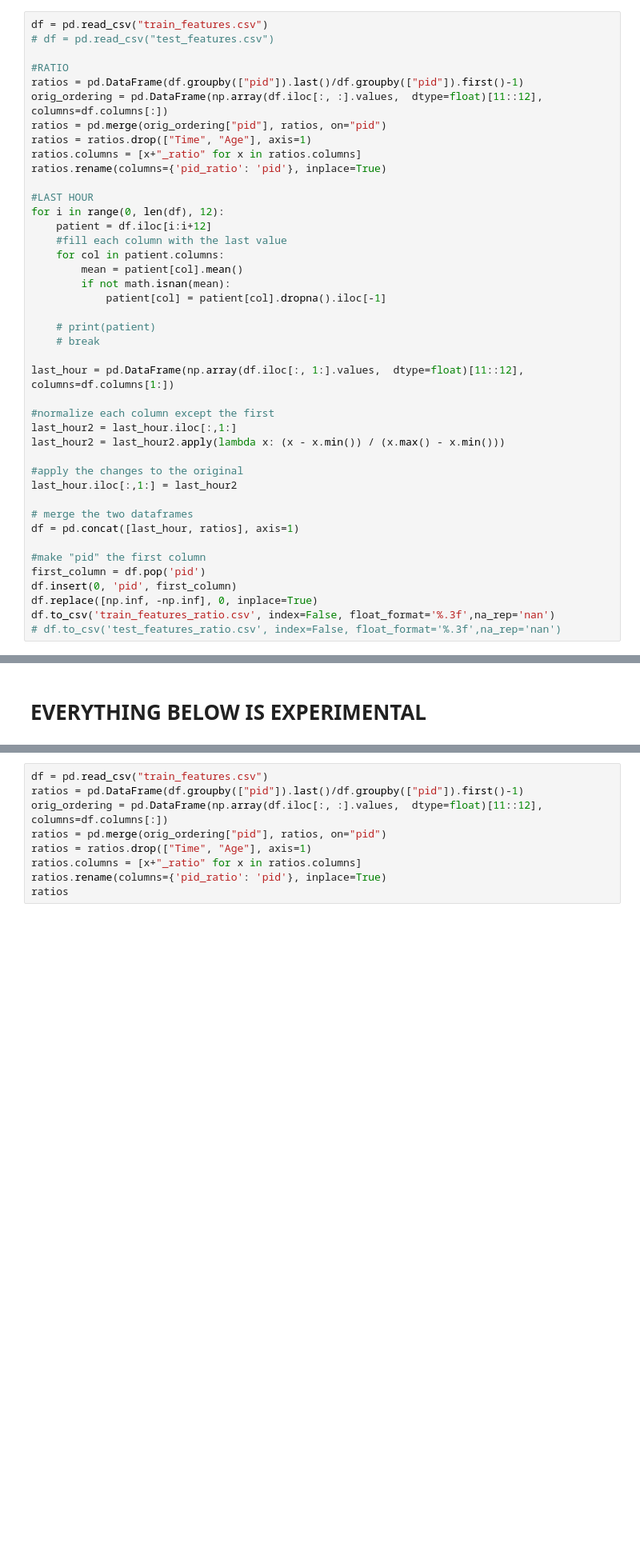
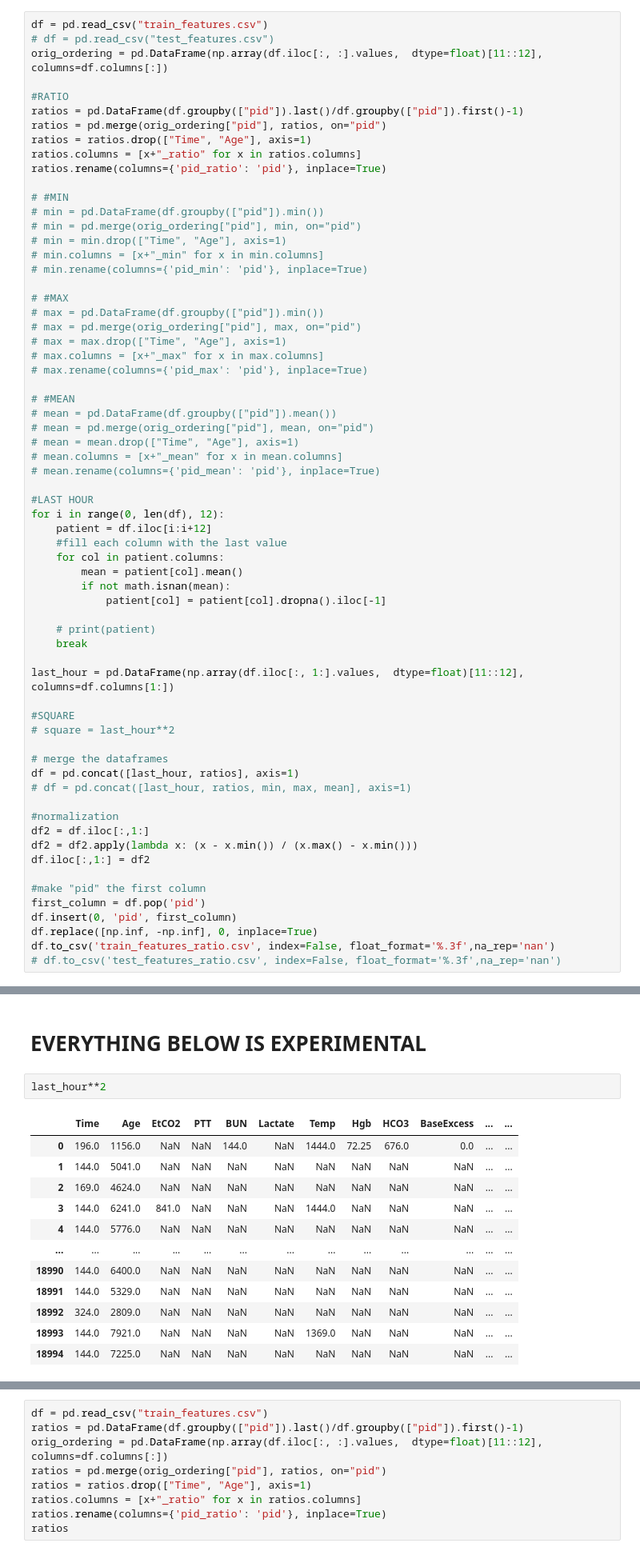
Before and after one commit to timothelaborie/introml, a Jupyter notebook: task2/remove_nan.ipynb, the cells around one changed output, grey strips where cells are left out. Shown at 80% size. Drawn from its saved outputs; the diff is of its cells as text; blank space fills up the shorter version.

```diff
--- a/task2/remove_nan.ipynb
+++ b/task2/remove_nan.ipynb
@@ -86,14 +86,35 @@ torch detects GPU:  True
 # %%
 df = pd.read_csv("train_features.csv")
 # df = pd.read_csv("test_features.csv")
+orig_ordering = pd.DataFrame(np.array(df.iloc[:, :].values,  dtype=float)[11::12], columns=df.columns[:])
 
 #RATIO
 ratios = pd.DataFrame(df.groupby(["pid"]).last()/df.groupby(["pid"]).first()-1)
-orig_ordering = pd.DataFrame(np.array(df.iloc[:, :].values,  dtype=float)[11::12], columns=df.columns[:])
 ratios = pd.merge(orig_ordering["pid"], ratios, on="pid")
 ratios = ratios.drop(["Time", "Age"], axis=1)
 ratios.columns = [x+"_ratio" for x in ratios.columns]
 ratios.rename(columns={'pid_ratio': 'pid'}, inplace=True)
+
+# #MIN
+# min = pd.DataFrame(df.groupby(["pid"]).min())
+# min = pd.merge(orig_ordering["pid"], min, on="pid")
+# min = min.drop(["Time", "Age"], axis=1)
+# min.columns = [x+"_min" for x in min.columns]
+# min.rename(columns={'pid_min': 'pid'}, inplace=True)
+
+# #MAX
+# max = pd.DataFrame(df.groupby(["pid"]).min())
+# max = pd.merge(orig_ordering["pid"], max, on="pid")
+# max = max.drop(["Time", "Age"], axis=1)
+# max.columns = [x+"_max" for x in max.columns]
+# max.rename(columns={'pid_max': 'pid'}, inplace=True)
+
+# #MEAN
+# mean = pd.DataFrame(df.groupby(["pid"]).mean())
+# mean = pd.merge(orig_ordering["pid"], mean, on="pid")
+# mean = mean.drop(["Time", "Age"], axis=1)
+# mean.columns = [x+"_mean" for x in mean.columns]
+# mean.rename(columns={'pid_mean': 'pid'}, inplace=True)
 
 #LAST HOUR
 for i in range(0, len(df), 12):
@@ -105,19 +126,21 @@ for i in range(0, len(df), 12):
             patient[col] = patient[col].dropna().iloc[-1]
 
     # print(patient)
-    # break
+    break
 
 last_hour = pd.DataFrame(np.array(df.iloc[:, 1:].values,  dtype=float)[11::12], columns=df.columns[1:])
 
-#normalize each column except the first
-last_hour2 = last_hour.iloc[:,1:]
-last_hour2 = last_hour2.apply(lambda x: (x - x.min()) / (x.max() - x.min()))
+#SQUARE
+# square = last_hour**2
 
-#apply the changes to the original
-last_hour.iloc[:,1:] = last_hour2
+# merge the dataframes
+df = pd.concat([last_hour, ratios], axis=1)
+# df = pd.concat([last_hour, ratios, min, max, mean], axis=1)
 
-# merge the two dataframes
-df = pd.concat([last_hour, ratios], axis=1)
+#normalization
+df2 = df.iloc[:,1:]
+df2 = df2.apply(lambda x: (x - x.min()) / (x.max() - x.min()))
+df.iloc[:,1:] = df2
 
 #make "pid" the first column
 first_column = df.pop('pid')
@@ -160 +183,16 @@ df_imputed.to_csv('train_features_imputed.csv', index=False, float_format='%.3f'
 # EVERYTHING BELOW IS EXPERIMENTAL
+# %%
+last_hour**2
+# %% [output]
+|  | Time | Age | EtCO2 | PTT | BUN | Lactate | Temp | Hgb | HCO3 | BaseExcess | ... | ... |
+| 0 | 196.0 | 1156.0 | NaN | NaN | 144.0 | NaN | 1444.0 | 72.25 | 676.0 | 0.0 | ... | ... |
+| 1 | 144.0 | 5041.0 | NaN | NaN | NaN | NaN | NaN | NaN | NaN | NaN | ... | ... |
+| 2 | 169.0 | 4624.0 | NaN | NaN | NaN | NaN | NaN | NaN | NaN | NaN | ... | ... |
+| 3 | 144.0 | 6241.0 | 841.0 | NaN | NaN | NaN | 1444.0 | NaN | NaN | NaN | ... | ... |
+| 4 | 144.0 | 5776.0 | NaN | NaN | NaN | NaN | NaN | NaN | NaN | NaN | ... | ... |
+| ... | ... | ... | ... | ... | ... | ... | ... | ... | ... | ... | ... | ... |
+| 18990 | 144.0 | 6400.0 | NaN | NaN | NaN | NaN | NaN | NaN | NaN | NaN | ... | ... |
+| 18991 | 144.0 | 5329.0 | NaN | NaN | NaN | NaN | NaN | NaN | NaN | NaN | ... | ... |
+| 18992 | 324.0 | 2809.0 | NaN | NaN | NaN | NaN | NaN | NaN | NaN | NaN | ... | ... |
+| 18993 | 144.0 | 7921.0 | NaN | NaN | NaN | NaN | 1369.0 | NaN | NaN | NaN | ... | ... |
+| 18994 | 144.0 | 7225.0 | NaN | NaN | NaN | NaN | NaN | NaN | NaN | NaN | ... | ... |
```
Also changed, not shown: parts of 6 cells of this notebook, 1 other file.
